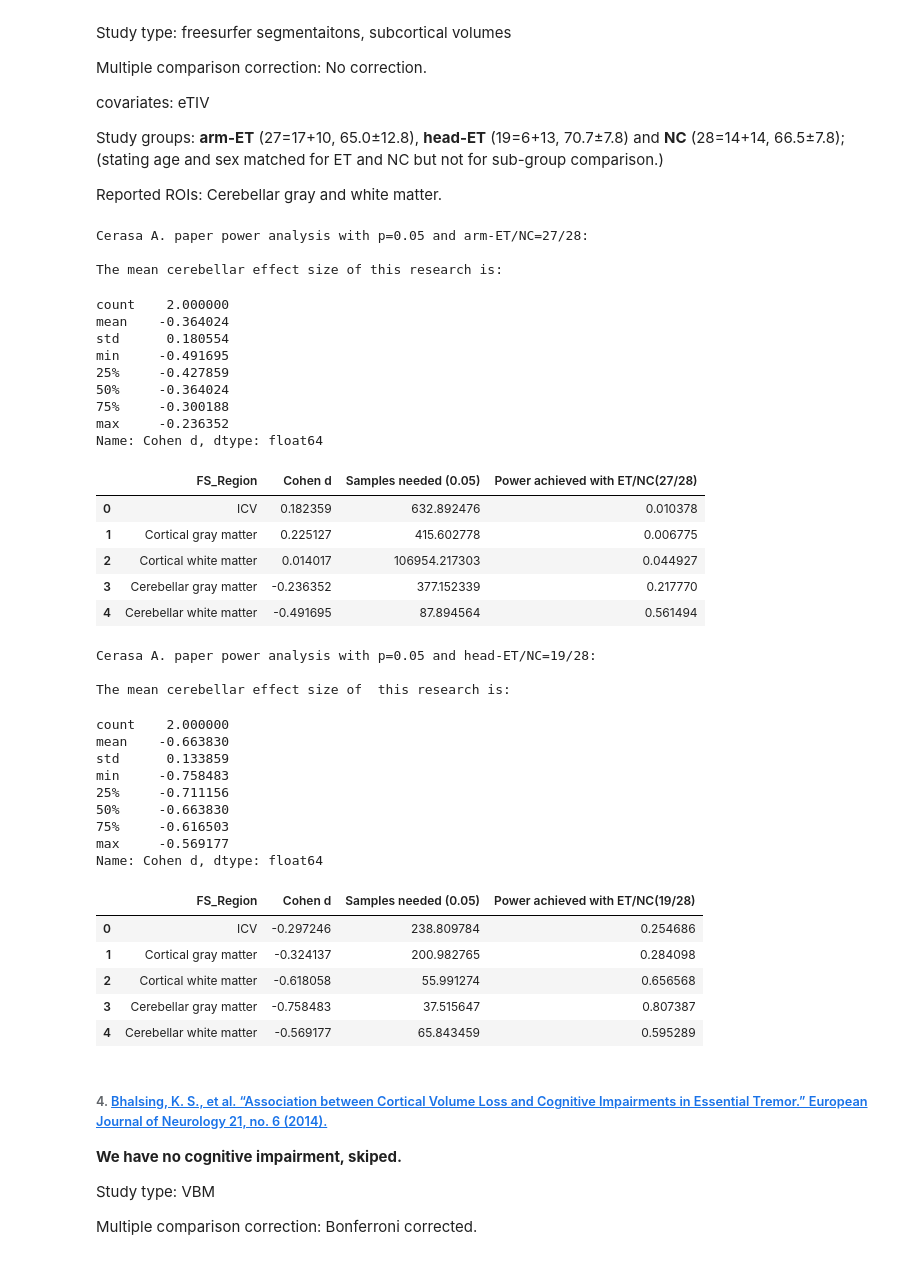
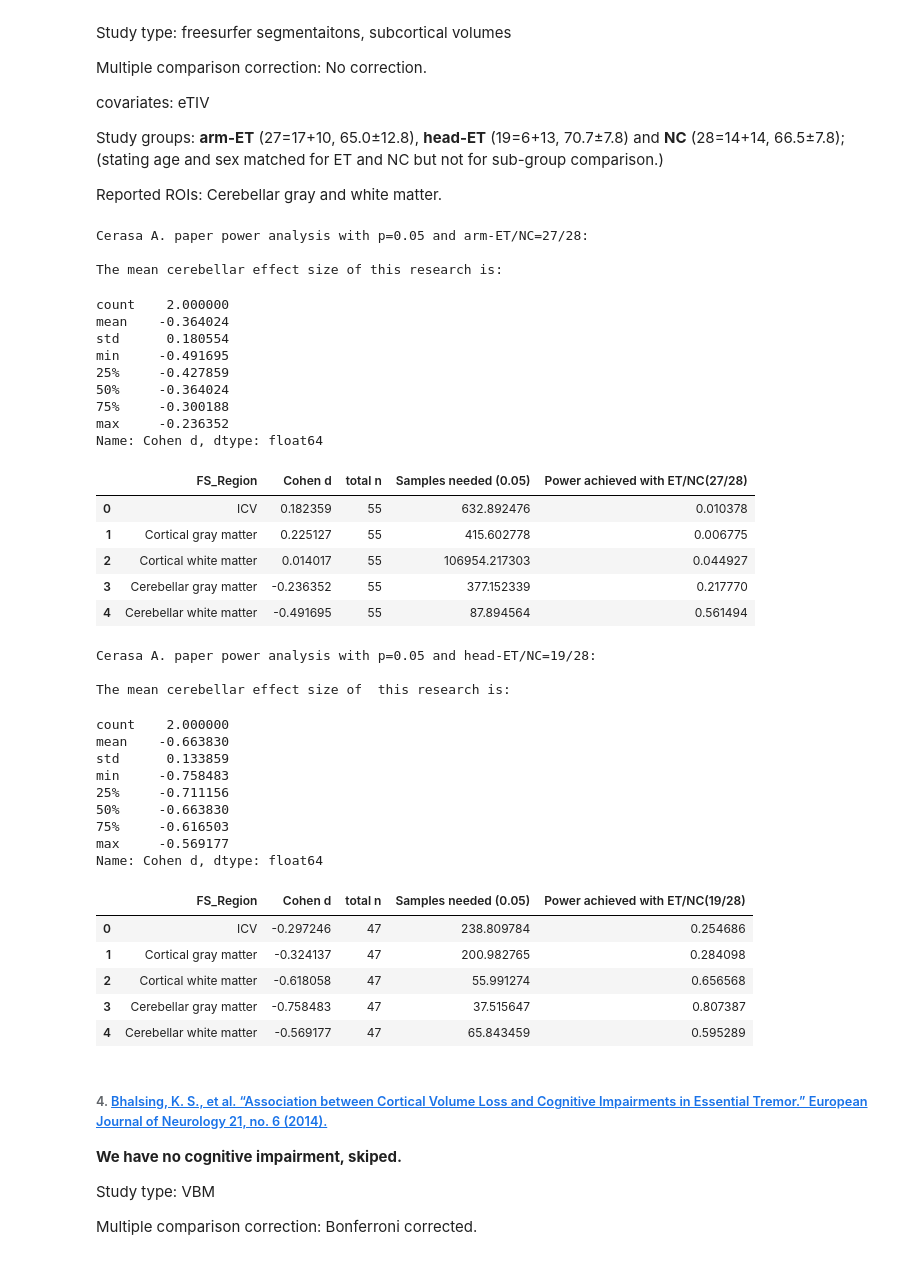
Before and after one commit to Vincent-wq/Replicability-of-PD-ICA, a Jupyter notebook: codes/devel/cerebellum_confounder/0_power_analysis.ipynb, the cells around one changed output. Saved outputs shown, nothing was run; the diff lists cells and outputs as text; code cells hidden in the pictures.

```diff
--- a/codes/devel/cerebellum_confounder/0_power_analysis.ipynb
+++ b/codes/devel/cerebellum_confounder/0_power_analysis.ipynb
@@ -241,42 +210,42 @@ p3_g_arm_power_achieved = [power.tt_ind_solve_power(effect_size=x, nobs1=p3_n_ar
 p3_g_head_samples_needed = [power.tt_ind_solve_power(effect_size=x, alpha=p, power=power_expected) for x in p3_g_head_cohend];
 p3_g_head_power_achieved = [power.tt_ind_solve_power(effect_size=x, nobs1=p3_n_head_et, alpha=p, ratio=p3_n_nc/p3_n_head_et, alternative='smaller') for x in p3_g_head_cohend];
 
-p3_g_arm_res={"FS_Region":p3_roi,"Cohen d":p3_g_arm_cohend,"Samples needed ("+str(p)+")":p3_g_arm_samples_needed,
+p3_g_arm_res={"FS_Region":p3_roi,"Cohen d":p3_g_arm_cohend,"total n": p3_n_arm_et+p3_n_nc,"Samples needed ("+str(p)+")":p3_g_arm_samples_needed,
               "Power achieved with ET/NC("+str(p3_n_arm_et)+"/"+str(p3_n_nc)+")":p3_g_arm_power_achieved}
 p3_g_arm_df=pd.DataFrame(p3_g_arm_res)
 print("Cerasa A. paper power analysis with p=0.05 and arm-ET/NC=27/28:\n")
 print("The mean cerebellar effect size of this research is: ")
 display(p3_g_arm_df['Cohen d'][3:].describe())
 display(p3_g_arm_df)
 print('\n')
 
-p3_g_head_res={"FS_Region":p3_roi,"Cohen d":p3_g_head_cohend,"Samples needed ("+str(p)+")":p3_g_head_samples_needed,
+p3_g_head_res={"FS_Region":p3_roi,"Cohen d":p3_g_head_cohend,"total n": p3_n_head_et+p3_n_nc,"Samples needed ("+str(p)+")":p3_g_head_samples_needed,
               "Power achieved with ET/NC("+str(p3_n_head_et)+"/"+str(p3_n_nc)+")":p3_g_head_power_achieved}
 p3_g_head_df=pd.DataFrame(p3_g_head_res)
 print("Cerasa A. paper power analysis with p=0.05 and head-ET/NC=19/28:\n")
 print("The mean cerebellar effect size of  this research is: ")
 display(p3_g_head_df['Cohen d'][3:].describe())
 display(p3_g_head_df)
 # none of the results shows enough power.
 # %% [output]
 Cerasa A. paper power analysis with p=0.05 and arm-ET/NC=27/28:
 
 The mean cerebellar effect size of this research is:
 count    2.000000
 mean    -0.364024
 std      0.180554
 min     -0.491695
 25%     -0.427859
 50%     -0.364024
 75%     -0.300188
 max     -0.236352
 Name: Cohen d, dtype: float64
-|  | FS_Region | Cohen d | Samples needed (0.05) | Power achieved with ET/NC(27/28) |
-| 0 | ICV | 0.182359 | 632.892476 | 0.010378 |
-| 1 | Cortical gray matter | 0.225127 | 415.602778 | 0.006775 |
-| 2 | Cortical white matter | 0.014017 | 106954.217303 | 0.044927 |
-| 3 | Cerebellar gray matter | -0.236352 | 377.152339 | 0.217770 |
-| 4 | Cerebellar white matter | -0.491695 | 87.894564 | 0.561494 |
+|  | FS_Region | Cohen d | total n | Samples needed (0.05) | Power achieved with ET/NC(27/28) |
+| 0 | ICV | 0.182359 | 55 | 632.892476 | 0.010378 |
+| 1 | Cortical gray matter | 0.225127 | 55 | 415.602778 | 0.006775 |
+| 2 | Cortical white matter | 0.014017 | 55 | 106954.217303 | 0.044927 |
+| 3 | Cerebellar gray matter | -0.236352 | 55 | 377.152339 | 0.217770 |
+| 4 | Cerebellar white matter | -0.491695 | 55 | 87.894564 | 0.561494 |
 Cerasa A. paper power analysis with p=0.05 and head-ET/NC=19/28:
 
 The mean cerebellar effect size of  this research is:
@@ -289,12 +258,12 @@ min     -0.758483
 75%     -0.616503
 max     -0.569177
 Name: Cohen d, dtype: float64
-|  | FS_Region | Cohen d | Samples needed (0.05) | Power achieved with ET/NC(19/28) |
-| 0 | ICV | -0.297246 | 238.809784 | 0.254686 |
-| 1 | Cortical gray matter | -0.324137 | 200.982765 | 0.284098 |
-| 2 | Cortical white matter | -0.618058 | 55.991274 | 0.656568 |
-| 3 | Cerebellar gray matter | -0.758483 | 37.515647 | 0.807387 |
-| 4 | Cerebellar white matter | -0.569177 | 65.843459 | 0.595289 |
+|  | FS_Region | Cohen d | total n | Samples needed (0.05) | Power achieved with ET/NC(19/28) |
+| 0 | ICV | -0.297246 | 47 | 238.809784 | 0.254686 |
+| 1 | Cortical gray matter | -0.324137 | 47 | 200.982765 | 0.284098 |
+| 2 | Cortical white matter | -0.618058 | 47 | 55.991274 | 0.656568 |
+| 3 | Cerebellar gray matter | -0.758483 | 47 | 37.515647 | 0.807387 |
+| 4 | Cerebellar white matter | -0.569177 | 47 | 65.843459 | 0.595289 |
 # %% [markdown]
 ###### 4. [Bhalsing, K. S., et al. “Association between Cortical Volume Loss and Cognitive Impairments in Essential Tremor.” European Journal of Neurology 21, no. 6 (2014).](https://onlinelibrary.wiley.com/doi/abs/10.1111/ene.12399)
 
```
Also changed, not shown: parts of 12 cells of this notebook.
